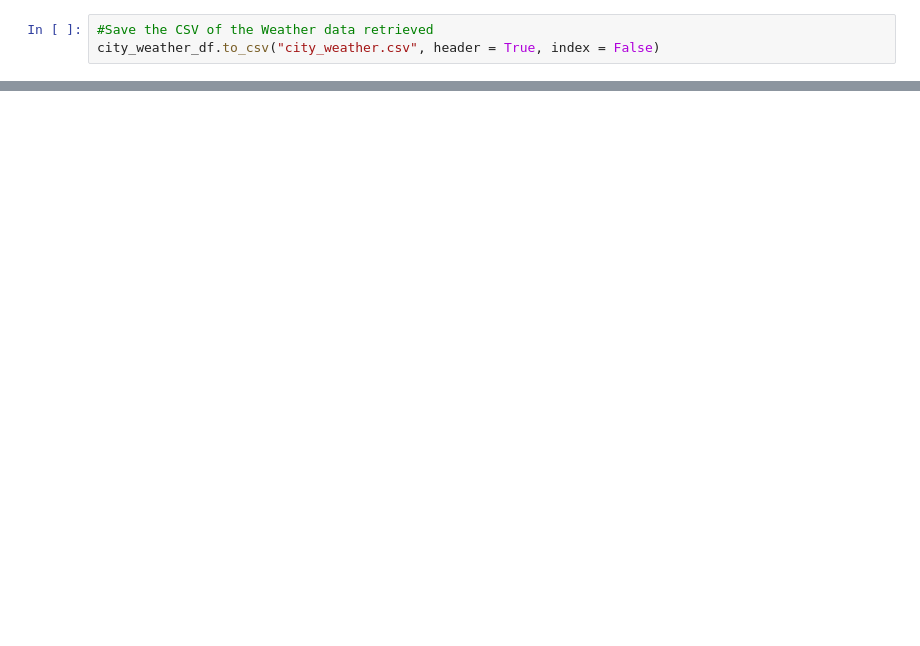
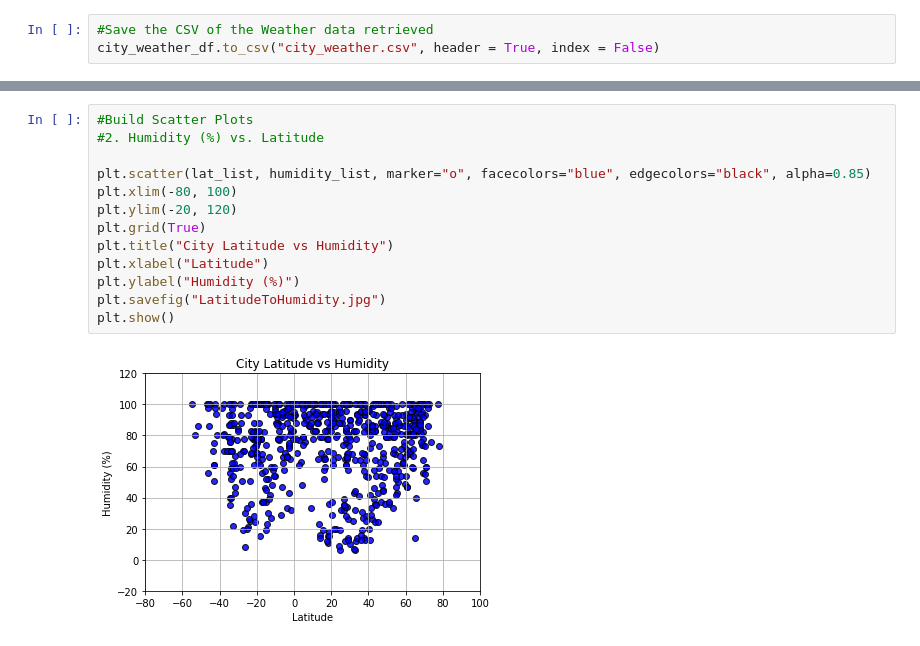
Before and after one commit to SuswithGaddam/Python-API, a Jupyter notebook: WeatherPy.ipynb, the cells around one changed output, grey strips where cells are left out. Drawn from its saved outputs; the diff is of its cells as text; blank space fills up the shorter version.

```diff
--- a/WeatherPy.ipynb
+++ b/WeatherPy.ipynb
@@ -116,0 +128,15 @@ plt.show()
+# %%
+#Build Scatter Plots
+#2. Humidity (%) vs. Latitude
+
+plt.scatter(lat_list, humidity_list, marker="o", facecolors="blue", edgecolors="black", alpha=0.85)
+plt.xlim(-80, 100)
+plt.ylim(-20, 120)
+plt.grid(True)
+plt.title("City Latitude vs Humidity")
+plt.xlabel("Latitude")
+plt.ylabel("Humidity (%)")
+plt.savefig("LatitudeToHumidity.jpg")
+plt.show()
+# %% [output]
+[figure, added]
```
Also changed, not shown: parts of 7 cells of this notebook, 5 other files.
